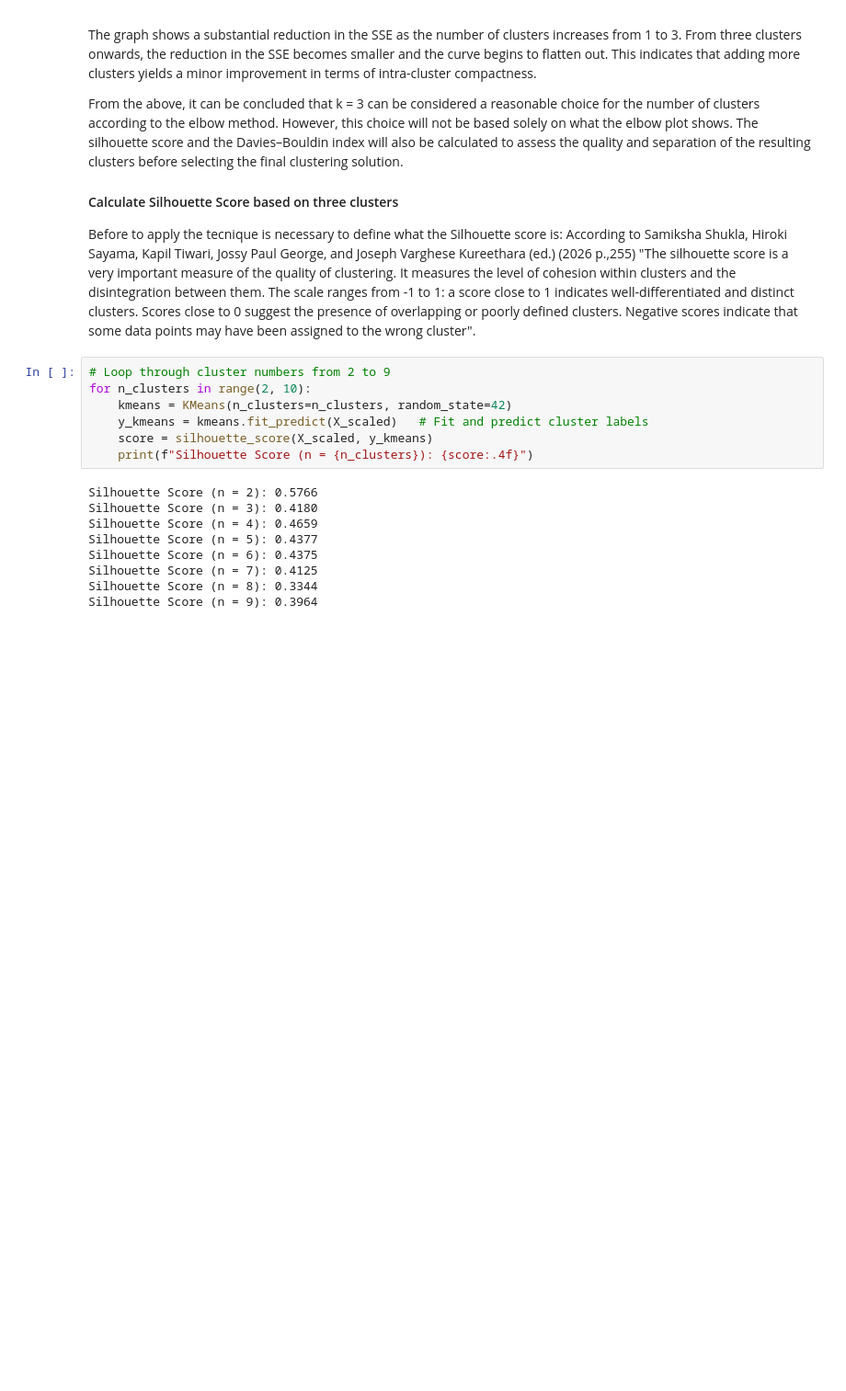
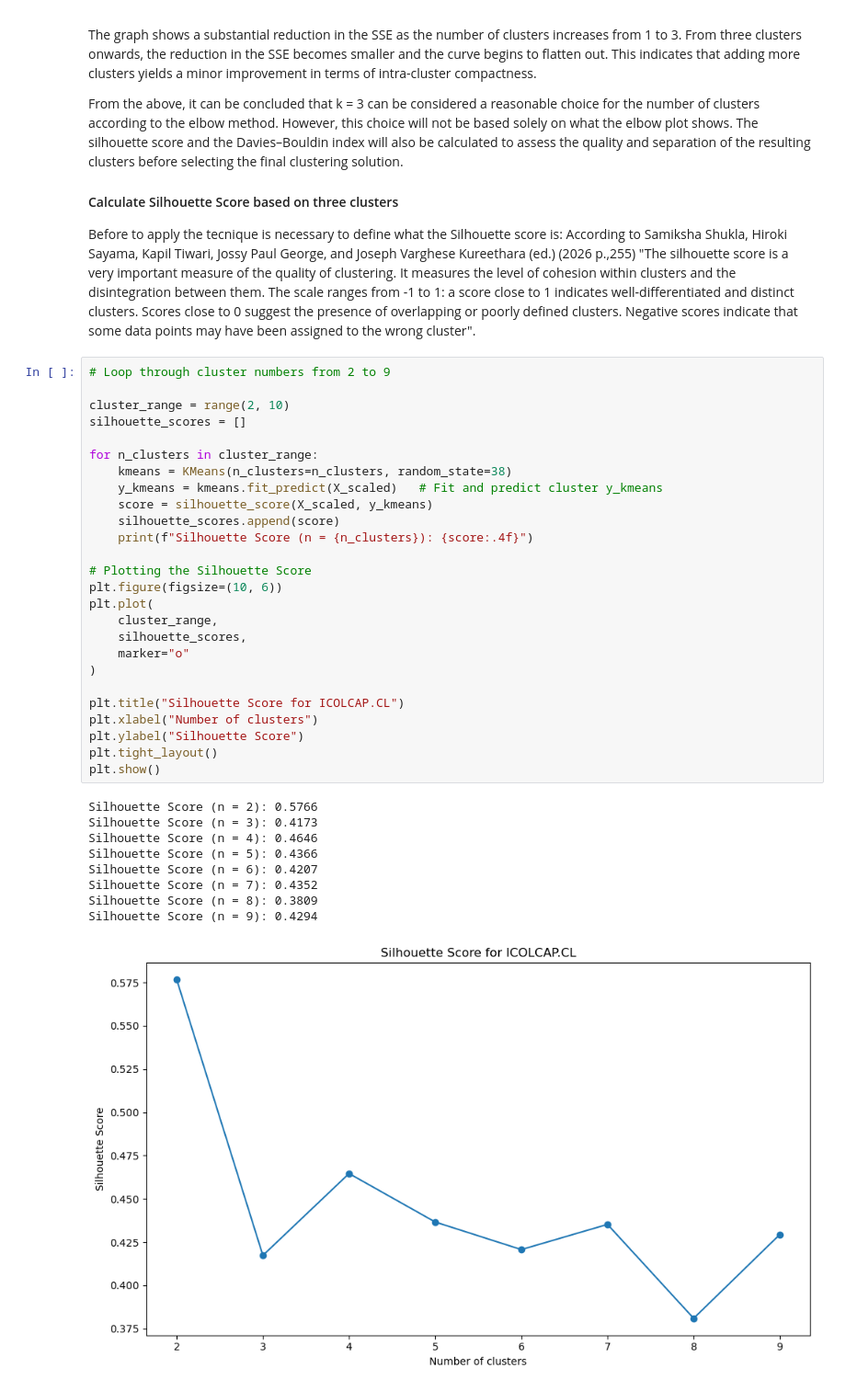
Before and after one commit to YuriBaquero2026/CA1MLB-2026234, a Jupyter notebook: Yuri_Baquero_CA1_MLB.ipynb, the cells around one changed output. Shown at 92% size. Cells and saved outputs as stored; diff of their text form; blank space fills up the shorter version.

```diff
--- a/Yuri_Baquero_CA1_MLB.ipynb
+++ b/Yuri_Baquero_CA1_MLB.ipynb
@@ -912,18 +913,38 @@ From the above, it can be concluded that k = 3 can be considered a reasonable ch
 Before to apply the tecnique is necessary to define what the Silhouette score is: According to Samiksha Shukla, Hiroki Sayama, Kapil Tiwari, Jossy Paul George, and Joseph Varghese Kureethara (ed.) (2026 p.,255) "The silhouette score is a very important measure of the quality of clustering. It measures the level of cohesion within clusters and the disintegration between them. The scale ranges from -1 to 1: a score close to 1 indicates well-differentiated and distinct clusters. Scores close to 0 suggest the presence of overlapping or poorly defined clusters. Negative scores indicate that some data points may have been assigned to the wrong cluster".
 # %%
 # Loop through cluster numbers from 2 to 9
-for n_clusters in range(2, 10):
-    kmeans = KMeans(n_clusters=n_clusters, random_state=42)
-    y_kmeans = kmeans.fit_predict(X_scaled)   # Fit and predict cluster labels
+
+cluster_range = range(2, 10)
+silhouette_scores = []
+
+for n_clusters in cluster_range:
+    kmeans = KMeans(n_clusters=n_clusters, random_state=38)
+    y_kmeans = kmeans.fit_predict(X_scaled)   # Fit and predict cluster y_kmeans
     score = silhouette_score(X_scaled, y_kmeans)
+    silhouette_scores.append(score)
     print(f"Silhouette Score (n = {n_clusters}): {score:.4f}")
+
+# Plotting the Silhouette Score
+plt.figure(figsize=(10, 6))
+plt.plot(
+    cluster_range,
+    silhouette_scores,
+    marker="o"
+)
+
+plt.title("Silhouette Score for ICOLCAP.CL")
+plt.xlabel("Number of clusters")
+plt.ylabel("Silhouette Score")
+plt.tight_layout()
+plt.show()
 # %% [output]
 Silhouette Score (n = 2): 0.5766
-Silhouette Score (n = 3): 0.4180
-Silhouette Score (n = 4): 0.4659
-Silhouette Score (n = 5): 0.4377
-Silhouette Score (n = 6): 0.4375
-Silhouette Score (n = 7): 0.4125
-Silhouette Score (n = 8): 0.3344
-Silhouette Score (n = 9): 0.3964
+Silhouette Score (n = 3): 0.4173
+Silhouette Score (n = 4): 0.4646
+Silhouette Score (n = 5): 0.4366
+Silhouette Score (n = 6): 0.4207
+Silhouette Score (n = 7): 0.4352
+Silhouette Score (n = 8): 0.3809
+Silhouette Score (n = 9): 0.4294
+[figure, added]
 # %% [markdown]
```
Also changed, not shown: parts of 13 cells of this notebook.
